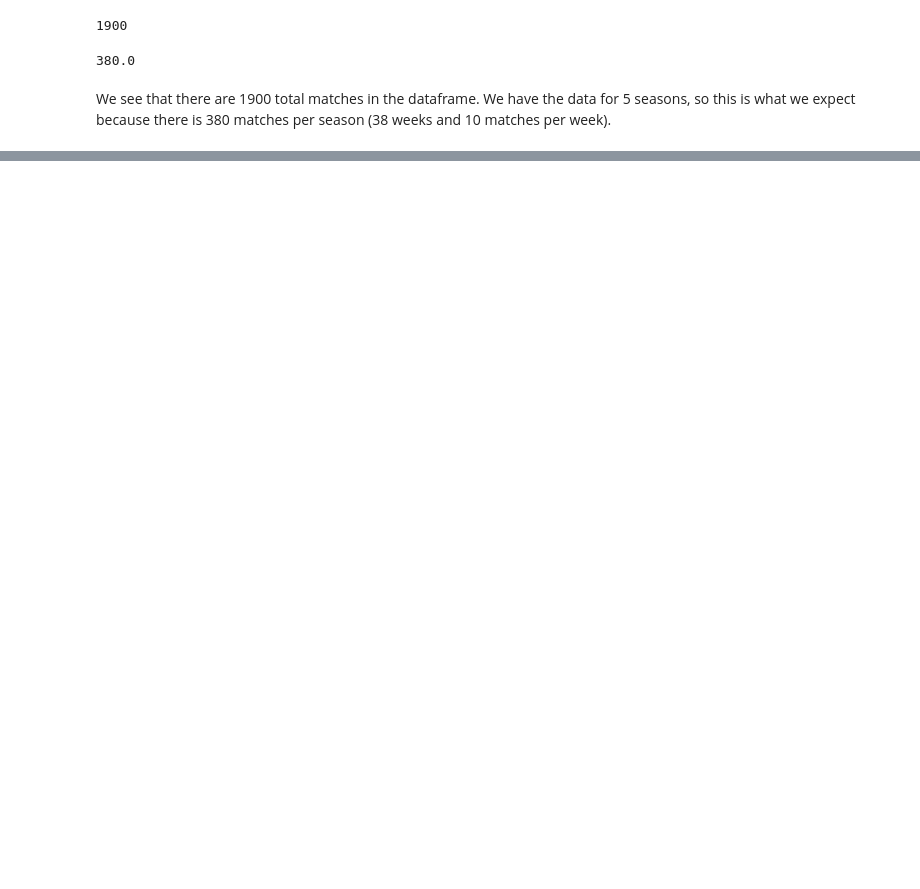
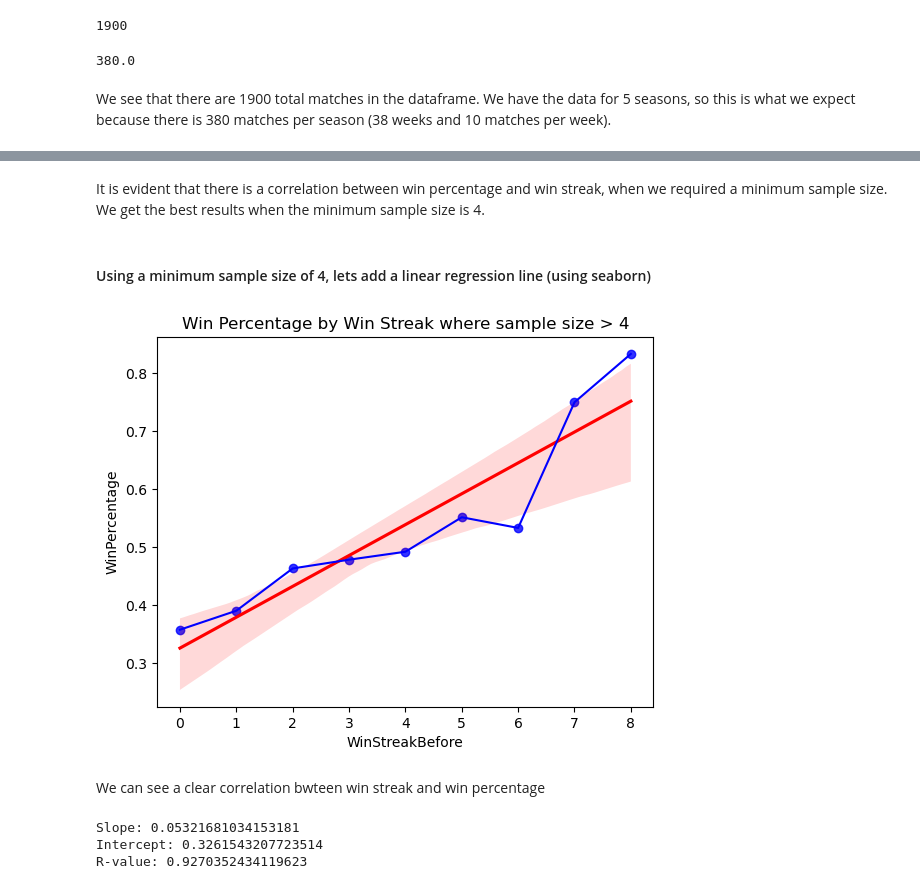
Before and after one commit to mporter311/Information-Systems, a Jupyter notebook: InfoSys_Project_Gottlieb_Porter.ipynb, the cells around one changed output, grey strips where cells are left out. Cells and saved outputs as stored; diff of their text form; code cells hidden in the pictures; blank space fills up the shorter version.

```diff
--- a/InfoSys_Project_Gottlieb_Porter.ipynb
+++ b/InfoSys_Project_Gottlieb_Porter.ipynb
@@ -49,0 +467,29 @@ We see that there are 1900 total matches in the dataframe. We have the data for
+# %% [markdown]
+It is evident that there is a correlation between win percentage and win streak, when we required a minimum sample size. We get the best results when the minimum sample size is 4.
+# %% [markdown]
+#### Using a minimum sample size of 4, lets add a linear regression line (using seaborn)
+# %%
+mask = result_by_winstreak['SampleSize'] > 4
+reduced_data = result_by_winstreak[mask]
+sns.regplot(x=reduced_data.index, y=reduced_data['WinPercentage'], color='blue', line_kws={"color": "red"})
+plt.plot(reduced_data.index, reduced_data['WinPercentage'], color='blue')
+plt.title("Win Percentage by Win Streak where sample size > 4")
+plt.show()
+# %% [output]
+[figure, added]
+# %% [markdown]
+We can see a clear correlation bwteen win streak and win percentage
+# %%
+# Calculating the slope, intercept, and r-value of the regression line
+x = reduced_data.index.values
+y = reduced_data['WinPercentage'].values
+
+reg_line = linregress(x, y)
+
+print('Slope:', reg_line.slope)
+print('Intercept:', reg_line.intercept)
+print('R-value:', reg_line.rvalue)
+# %% [output]
+Slope: 0.05321681034153181
+Intercept: 0.3261543207723514
+R-value: 0.9270352434119623
```
Also changed, not shown: parts of 91 cells of this notebook.
